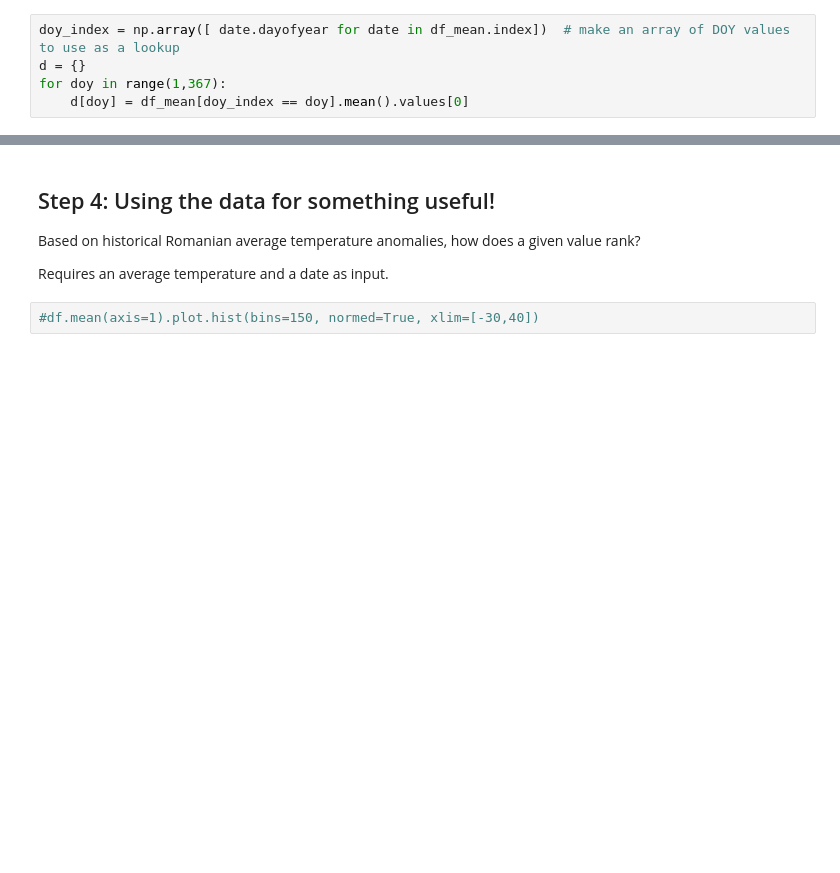
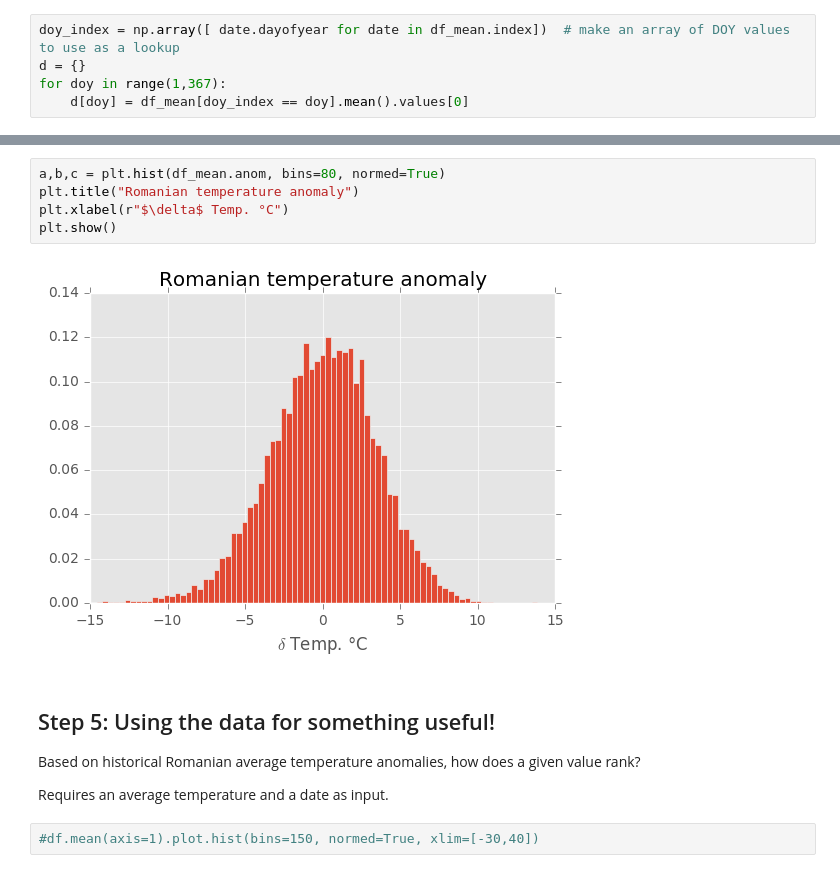
Before and after one commit to benlaken/Romania_2016, a Jupyter notebook: test_stations.ipynb, the cells around one changed output, grey strips where cells are left out. Saved outputs shown, nothing was run; the diff lists cells and outputs as text; blank space fills up the shorter version.

```diff
--- a/test_stations.ipynb
+++ b/test_stations.ipynb
@@ -247,5 +255,12 @@ plt.show()
+# %%
+a,b,c = plt.hist(df_mean.anom, bins=80, normed=True)
+plt.title("Romanian temperature anomaly")
+plt.xlabel(r"$\delta$ Temp. °C")
+plt.show()
+# %% [output]
+[figure, added]
 # %% [markdown]
-## Step 4: Using the data for something useful!
+## Step 5: Using the data for something useful!
 
 Based on historical Romanian average temperature anomalies, how does a given value rank?
 
```
Also changed, not shown: parts of 14 cells of this notebook.
